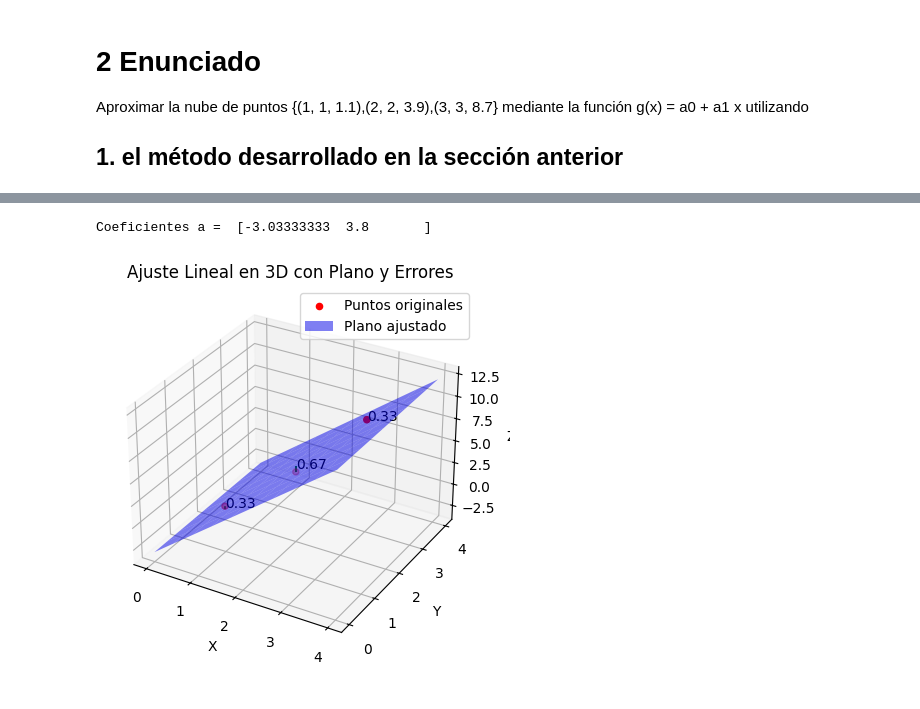
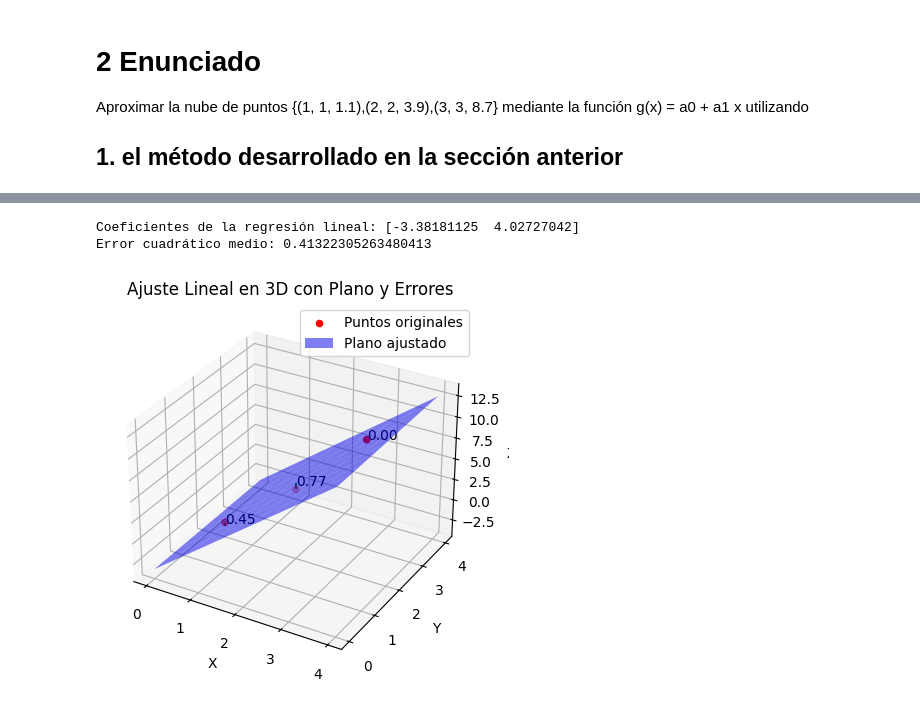
Before and after one commit to Apriea04/ComputacionNeuronalEvolutiva, a Jupyter notebook: Computación Evolutiva/Práctica 0/Parte 0.ipynb, the cells around one changed output, grey strips where cells are left out. Cells and saved outputs as stored; diff of their text form; code cells hidden in the pictures.

```diff
--- a/Computación Evolutiva/Práctica 0/Parte 0.ipynb
+++ b/Computación Evolutiva/Práctica 0/Parte 0.ipynb
@@ -137,0 +144,7 @@ Error cuadrático medio:  3.1554436208840472e-30
+# %%
+# Inicializamos aleatoriamente los pesos (w0 y w1)
+pesos = np.random.rand(2)
+# %%
+# Función de activación
+def g(x, w):
+    return w[0] + w[1] * x
@@ -138,56 +212,39 @@ Error cuadrático medio:  3.1554436208840472e-30
+# %%
+# Imprimimos los coeficientes de la regresión lineal
+print(f'Coeficientes de la regresión lineal: {pesos}')
+print(f'Error cuadrático medio: {error/(len(puntos))}')
+# %% [output]
+Coeficientes de la regresión lineal: [-3.38181125  4.02727042]
+Error cuadrático medio: 0.41322305263480413
 # %%
-# Datos proporcionados
-puntos = [[1, 1, 1.1], [2, 2, 3.9], [3, 3, 8.7]]
-x = [p[0] for p in puntos]
-y = [p[1] for p in puntos]
-z = [p[2] for p in puntos]
-
-# Funciones base para g(x) = a0 + a1*x
-f1 = [1 for punto in puntos]
-f2 = x
-
-# Cálculo de las matrices y vector de coeficientes
-B = np.array([f1, f2]).T
-BT = B.T
-z = np.array(z)
-BTB_1 = np.linalg.inv(np.matmul(BT, B))
-BTB_1BT = np.matmul(BTB_1, BT)
-a = np.matmul(BTB_1BT, z)
-print("Coeficientes a = ", a)
-
-# Función para estimar valores de z basada en x
-def estimar_valores(x, a):
-    return a[0] + a[1] * np.array(x)
-
 # Representación de la nube de puntos y estimación (gráfico 3D)
 fig = plt.figure()
 ax = fig.add_subplot(111, projection='3d')
 ax.scatter(x, y, z, color='r', label='Puntos originales')
 
 # Crear malla para el plano
 x_vals = np.linspace(min(x)-1, max(x)+1, 10)
 y_vals = np.linspace(min(y)-1, max(y)+1, 10)
 x_vals, y_vals = np.meshgrid(x_vals, y_vals)
-z_vals = estimar_valores(x_vals, a)
+z_vals = pesos[0]+ pesos[1]*x_vals
 
 # Dibujar el plano
 ax.plot_surface(x_vals, y_vals, z_vals, alpha=0.5, color='blue', label='Plano ajustado')
 
 # Líneas de error y etiquetas
 for xi, yi, zi in zip(x, y, z):
-    z_est = estimar_valores(xi, a)
+    z_est = pesos[0] + pesos[1]*xi
     ax.plot([xi, xi], [yi, yi], [zi, z_est], 'g--')
     error = np.abs(zi - z_est)
     ax.text(xi, yi, (zi + z_est) / 2, f'{error:.2f}', color='black')
 
 # Establecer etiquetas y título
 ax.set_xlabel('X')
 ax.set_ylabel('Y')
 ax.set_zlabel('Z')
 ax.set_title('Ajuste Lineal en 3D con Plano y Errores')
 ax.legend()
 
 plt.show()
 # %% [output]
-Coeficientes a =  [-3.03333333  3.8       ]
-[figure, old version]
+[figure, new version]
```
Also changed, not shown: parts of 8 cells of this notebook, 1 other file.
